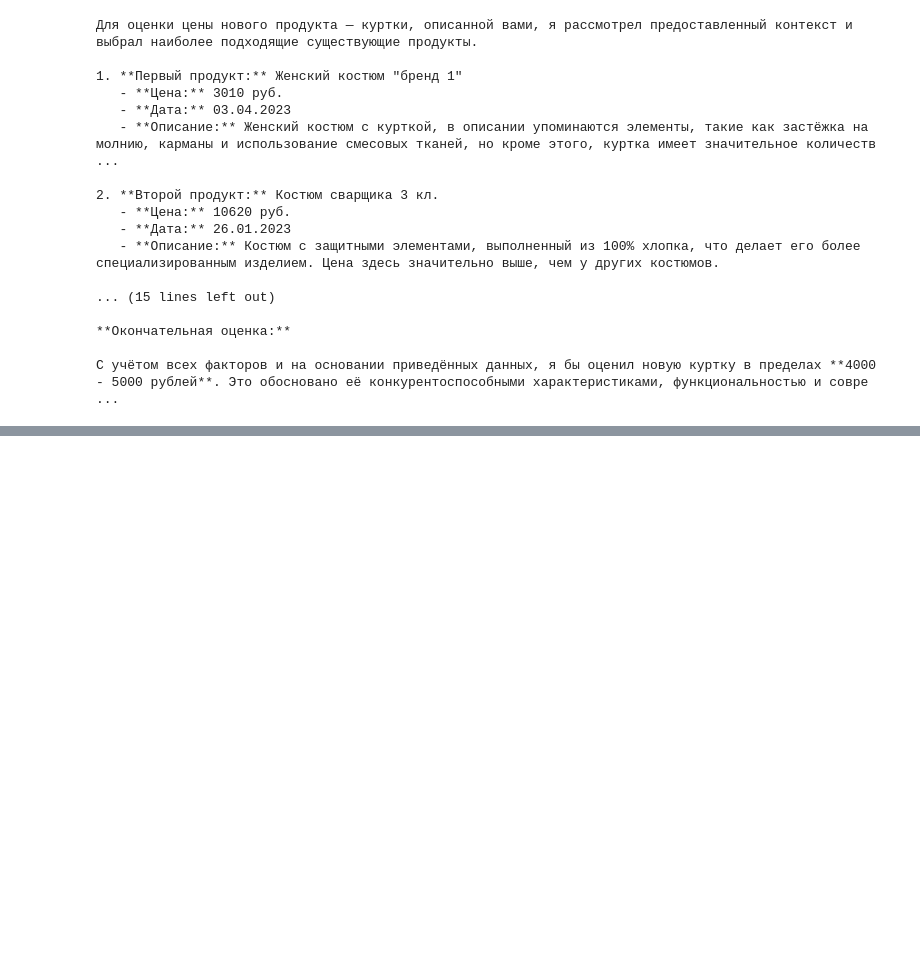
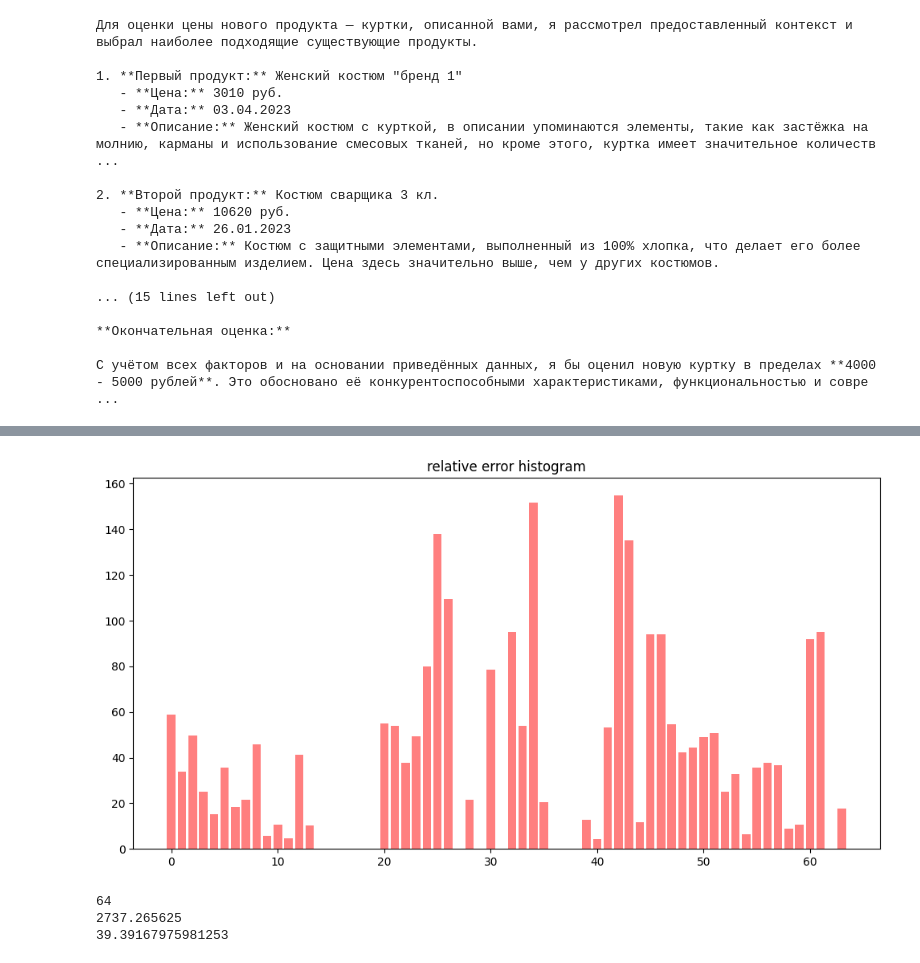
Before and after one commit to Wormsin/deals-parser-agent, a Jupyter notebook: rag.ipynb, the cells around one changed output, grey strips where cells are left out. Saved outputs shown, nothing was run; the diff lists cells and outputs as text; code cells hidden in the pictures; blank space fills up the shorter version.

```diff
--- a/rag.ipynb
+++ b/rag.ipynb
@@ -195,0 +438,15 @@ print(rag_chain.invoke(description))
+# %%
+plt.figure(figsize=(12, 6))
+plt.bar(x, relative_error, color='red', alpha=0.5)
+plt.title("relative error histogram")
+plt.show()
+# %% [output]
+[figure, added]
+# %%
+print(len(error))
+print(np.sum(np.abs(error))/len(error))
+print(np.sum(relative_error)/len(relative_error))
+# %% [output]
+64
+2737.265625
+39.39167975981253
```
Also changed, not shown: parts of 20 cells of this notebook, 2 other files.
